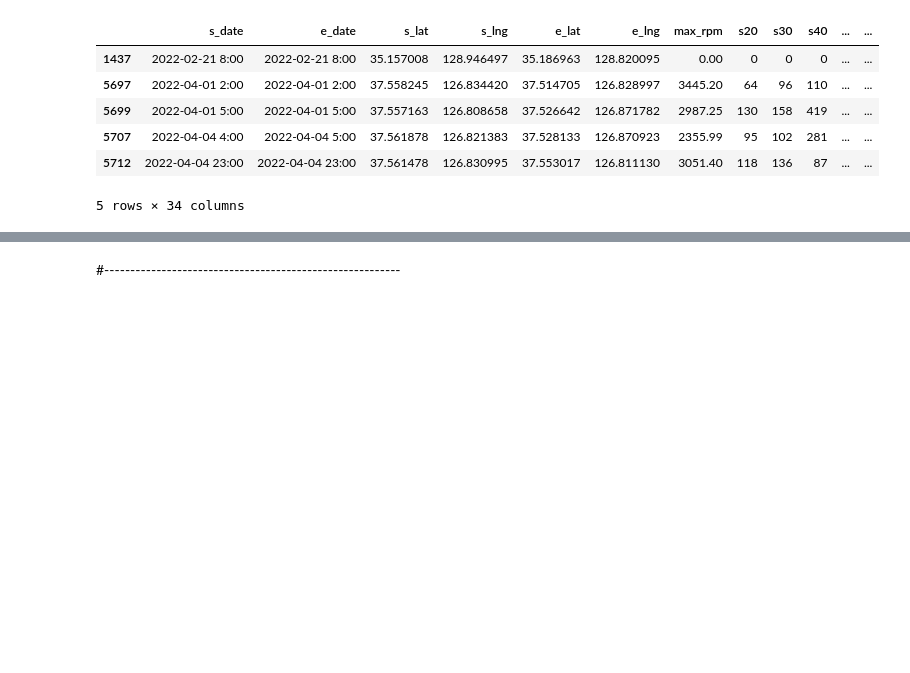
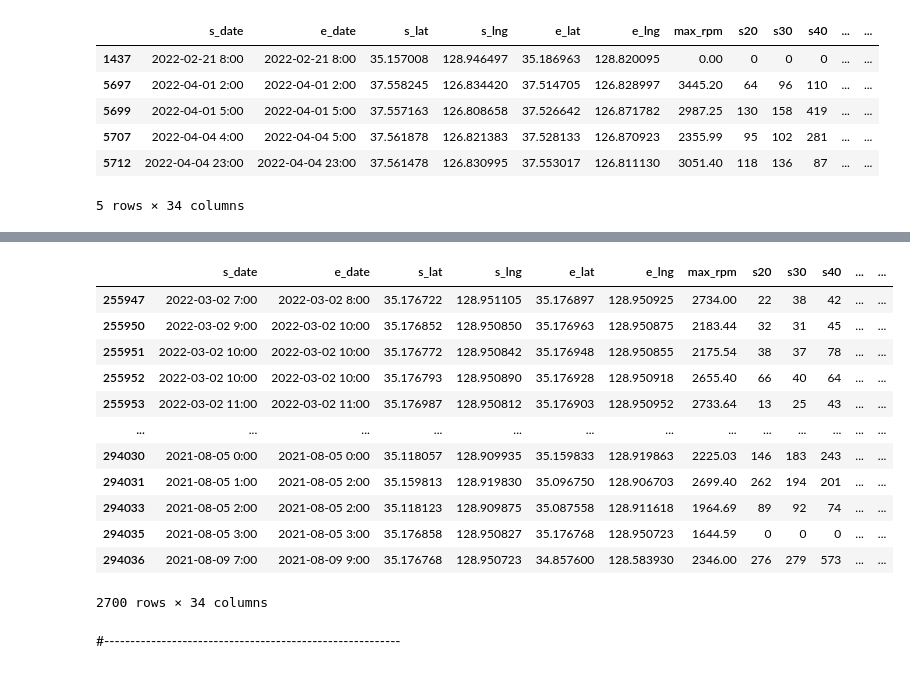
Before and after one commit to iterat1on/Realtime_abnomal_driving_detection, a Jupyter notebook: 공유자동차_final.ipynb, the cells around one changed output, grey strips where cells are left out. Drawn from its saved outputs; the diff is of its cells as text; code cells hidden in the pictures; blank space fills up the shorter version.

```diff
--- a/공유자동차_final.ipynb
+++ b/공유자동차_final.ipynb
@@ -494,0 +531,16 @@ df_new.to_csv('/content/drive/MyDrive/airport_add.csv', index = False, encoding
+# %%
+df_new
+# %% [output]
+|  | s_date | e_date | s_lat | s_lng | e_lat | e_lng | max_rpm | s20 | s30 | s40 | ... | ... |
+| 255947 | 2022-03-02 7:00 | 2022-03-02 8:00 | 35.176722 | 128.951105 | 35.176897 | 128.950925 | 2734.00 | 22 | 38 | 42 | ... | ... |
+| 255950 | 2022-03-02 9:00 | 2022-03-02 10:00 | 35.176852 | 128.950850 | 35.176963 | 128.950875 | 2183.44 | 32 | 31 | 45 | ... | ... |
+| 255951 | 2022-03-02 10:00 | 2022-03-02 10:00 | 35.176772 | 128.950842 | 35.176948 | 128.950855 | 2175.54 | 38 | 37 | 78 | ... | ... |
+| 255952 | 2022-03-02 10:00 | 2022-03-02 10:00 | 35.176793 | 128.950890 | 35.176928 | 128.950918 | 2655.40 | 66 | 40 | 64 | ... | ... |
+| 255953 | 2022-03-02 11:00 | 2022-03-02 11:00 | 35.176987 | 128.950812 | 35.176903 | 128.950952 | 2733.64 | 13 | 25 | 43 | ... | ... |
+| ... | ... | ... | ... | ... | ... | ... | ... | ... | ... | ... | ... | ... |
+| 294030 | 2021-08-05 0:00 | 2021-08-05 0:00 | 35.118057 | 128.909935 | 35.159833 | 128.919863 | 2225.03 | 146 | 183 | 243 | ... | ... |
+| 294031 | 2021-08-05 1:00 | 2021-08-05 2:00 | 35.159813 | 128.919830 | 35.096750 | 128.906703 | 2699.40 | 262 | 194 | 201 | ... | ... |
+| 294033 | 2021-08-05 2:00 | 2021-08-05 2:00 | 35.118123 | 128.909875 | 35.087558 | 128.911618 | 1964.69 | 89 | 92 | 74 | ... | ... |
+| 294035 | 2021-08-05 3:00 | 2021-08-05 3:00 | 35.176858 | 128.950827 | 35.176768 | 128.950723 | 1644.59 | 0 | 0 | 0 | ... | ... |
+| 294036 | 2021-08-09 7:00 | 2021-08-09 9:00 | 35.176768 | 128.950723 | 34.857600 | 128.583930 | 2346.00 | 276 | 279 | 573 | ... | ... |
+2700 rows × 34 columns
```
Also changed, not shown: parts of 7 cells of this notebook.
